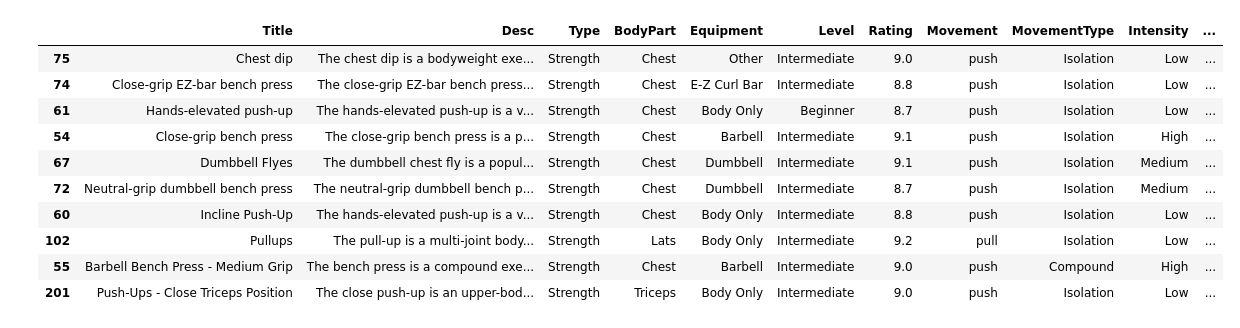
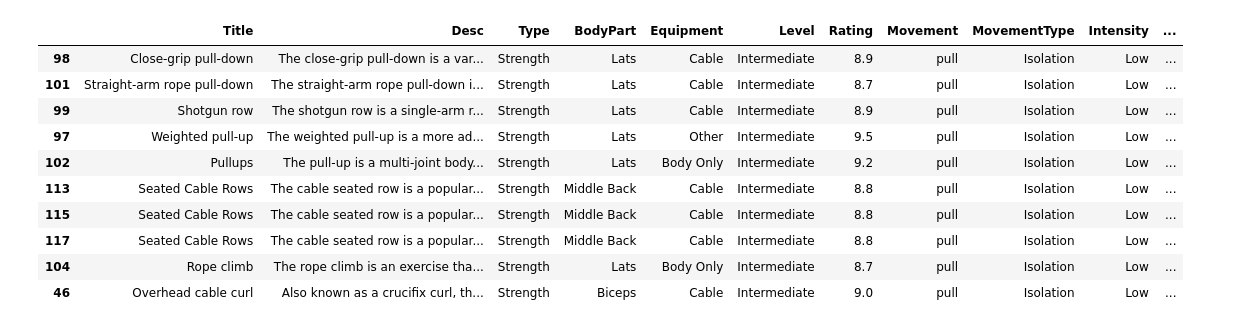
Before and after one commit to shmifful/Hercules-AI, a Jupyter notebook: Workout data/Content-based filtering.ipynb, the cells around one changed output. Drawn from its saved outputs; the diff is of its cells as text; code cells hidden in the pictures.

```diff
--- a/Workout data/Content-based filtering.ipynb
+++ b/Workout data/Content-based filtering.ipynb
@@ -51,17 +51,17 @@ def get_recommendations(title, similarity_matrix=combined_sim, num_recommend=10)
     top_indices = [i[0] for i in sim_scores[1:num_recommend+1]]
     return df.iloc[top_indices]
 # %%
-get_recommendations('Pushups', num_recommend = 10)
+get_recommendations('Close-Grip Front Lat Pulldown', num_recommend = 10)
 # %% [output]
 |  | Title | Desc | Type | BodyPart | Equipment | Level | Rating | Movement | MovementType | Intensity | ... |
-| 75 | Chest dip | The chest dip is a bodyweight exe... | Strength | Chest | Other | Intermediate | 9.0 | push | Isolation | Low | ... |
-| 74 | Close-grip EZ-bar bench press | The close-grip EZ-bar bench press... | Strength | Chest | E-Z Curl Bar | Intermediate | 8.8 | push | Isolation | Low | ... |
-| 61 | Hands-elevated push-up | The hands-elevated push-up is a v... | Strength | Chest | Body Only | Beginner | 8.7 | push | Isolation | Low | ... |
-| 54 | Close-grip bench press | The close-grip bench press is a p... | Strength | Chest | Barbell | Intermediate | 9.1 | push | Isolation | High | ... |
-| 67 | Dumbbell Flyes | The dumbbell chest fly is a popul... | Strength | Chest | Dumbbell | Intermediate | 9.1 | push | Isolation | Medium | ... |
-| 72 | Neutral-grip dumbbell bench press | The neutral-grip dumbbell bench p... | Strength | Chest | Dumbbell | Intermediate | 8.7 | push | Isolation | Medium | ... |
-| 60 | Incline Push-Up | The hands-elevated push-up is a v... | Strength | Chest | Body Only | Intermediate | 8.8 | push | Isolation | Low | ... |
+| 98 | Close-grip pull-down | The close-grip pull-down is a var... | Strength | Lats | Cable | Intermediate | 8.9 | pull | Isolation | Low | ... |
+| 101 | Straight-arm rope pull-down | The straight-arm rope pull-down i... | Strength | Lats | Cable | Intermediate | 8.7 | pull | Isolation | Low | ... |
+| 99 | Shotgun row | The shotgun row is a single-arm r... | Strength | Lats | Cable | Intermediate | 8.9 | pull | Isolation | Low | ... |
+| 97 | Weighted pull-up | The weighted pull-up is a more ad... | Strength | Lats | Other | Intermediate | 9.5 | pull | Isolation | Low | ... |
 | 102 | Pullups | The pull-up is a multi-joint body... | Strength | Lats | Body Only | Intermediate | 9.2 | pull | Isolation | Low | ... |
-| 55 | Barbell Bench Press - Medium Grip | The bench press is a compound exe... | Strength | Chest | Barbell | Intermediate | 9.0 | push | Compound | High | ... |
-| 201 | Push-Ups - Close Triceps Position | The close push-up is an upper-bod... | Strength | Triceps | Body Only | Intermediate | 9.0 | push | Isolation | Low | ... |
+| 113 | Seated Cable Rows | The cable seated row is a popular... | Strength | Middle Back | Cable | Intermediate | 8.8 | pull | Isolation | Low | ... |
+| 115 | Seated Cable Rows | The cable seated row is a popular... | Strength | Middle Back | Cable | Intermediate | 8.8 | pull | Isolation | Low | ... |
+| 117 | Seated Cable Rows | The cable seated row is a popular... | Strength | Middle Back | Cable | Intermediate | 8.8 | pull | Isolation | Low | ... |
+| 104 | Rope climb | The rope climb is an exercise tha... | Strength | Lats | Body Only | Intermediate | 8.7 | pull | Isolation | Low | ... |
+| 46 | Overhead cable curl | Also known as a crucifix curl, th... | Strength | Biceps | Cable | Intermediate | 9.0 | pull | Isolation | Low | ... |
 # %%
```
Also changed, not shown: parts of 2 cells of this notebook, 16 other files.
